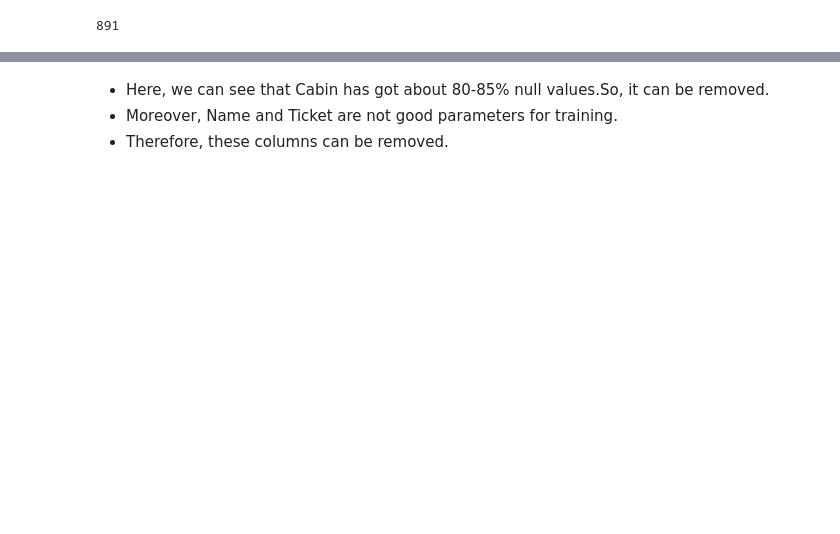
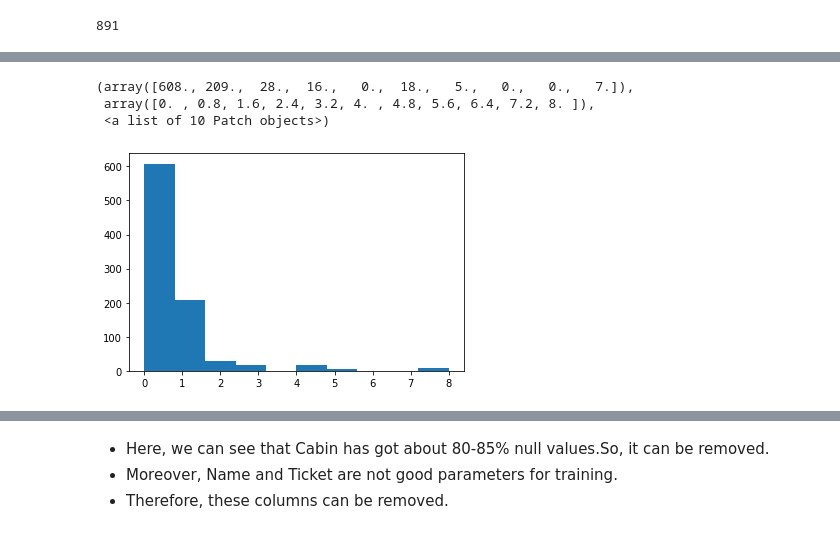
Before and after one commit to akash1309/Titanic-Kaggle, a Jupyter notebook: Titanic.ipynb, the cells around one changed output, grey strips where cells are left out. Saved outputs shown, nothing was run; the diff lists cells and outputs as text; code cells hidden in the pictures; blank space fills up the shorter version.

```diff
--- a/Titanic.ipynb
+++ b/Titanic.ipynb
@@ -84,0 +120,7 @@ dtype: int64
+# %%
+plt.hist(df['SibSp'])
+# %% [output]
+(array([608., 209.,  28.,  16.,   0.,  18.,   5.,   0.,   0.,   7.]),
+ array([0. , 0.8, 1.6, 2.4, 3.2, 4. , 4.8, 5.6, 6.4, 7.2, 8. ]),
+ <a list of 10 Patch objects>)
+[figure, added]
```
Also changed, not shown: parts of 26 cells of this notebook.
